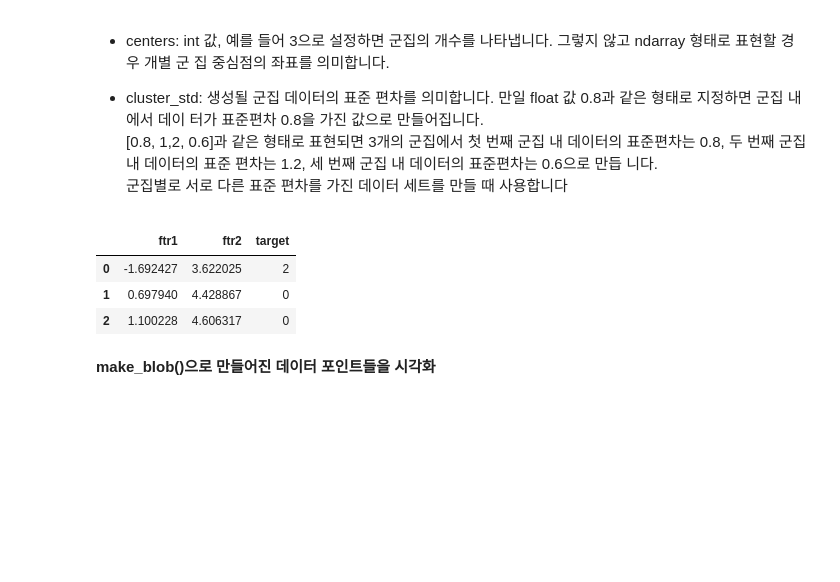
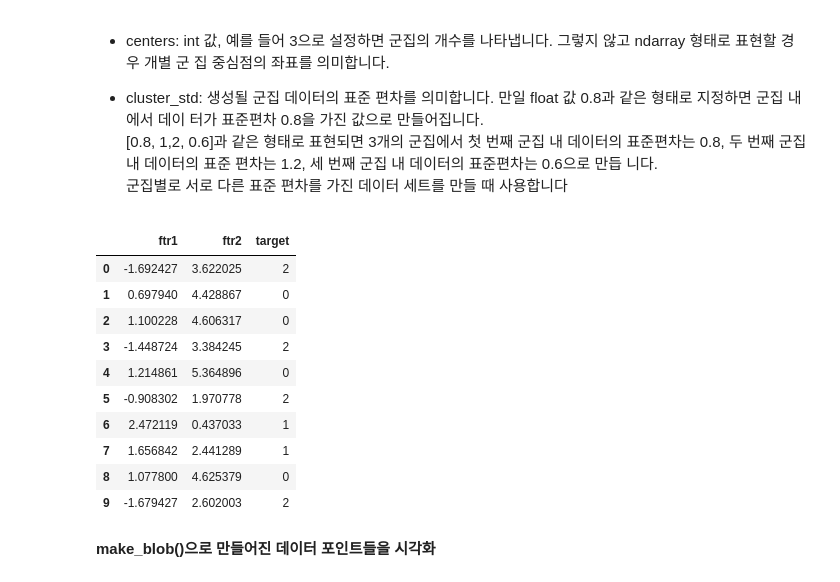
Before and after one commit to chulminkw/PerfectGuide, a Jupyter notebook: 7장/7-1_KMeans.ipynb, the cells around one changed output. Cells and saved outputs as stored; diff of their text form; code cells hidden in the pictures; blank space fills up the shorter version.

```diff
--- a/7장/7-1_KMeans.ipynb
+++ b/7장/7-1_KMeans.ipynb
@@ -138,14 +201,21 @@ print(unique,counts)
 # %%
 import pandas as pd
 
 clusterDF = pd.DataFrame(data=X, columns=['ftr1', 'ftr2'])
 clusterDF['target'] = y
-clusterDF.head(3)
+clusterDF.head(10)
 # %% [output]
 |  | ftr1 | ftr2 | target |
 | 0 | -1.692427 | 3.622025 | 2 |
 | 1 | 0.697940 | 4.428867 | 0 |
 | 2 | 1.100228 | 4.606317 | 0 |
+| 3 | -1.448724 | 3.384245 | 2 |
+| 4 | 1.214861 | 5.364896 | 0 |
+| 5 | -0.908302 | 1.970778 | 2 |
+| 6 | 2.472119 | 0.437033 | 1 |
+| 7 | 1.656842 | 2.441289 | 1 |
+| 8 | 1.077800 | 4.625379 | 0 |
+| 9 | -1.679427 | 2.602003 | 2 |
 # %% [markdown]
 **make_blob()으로 만들어진 데이터 포인트들을 시각화**
 # %%
```
Also changed, not shown: parts of 24 cells of this notebook, 1 other file.
